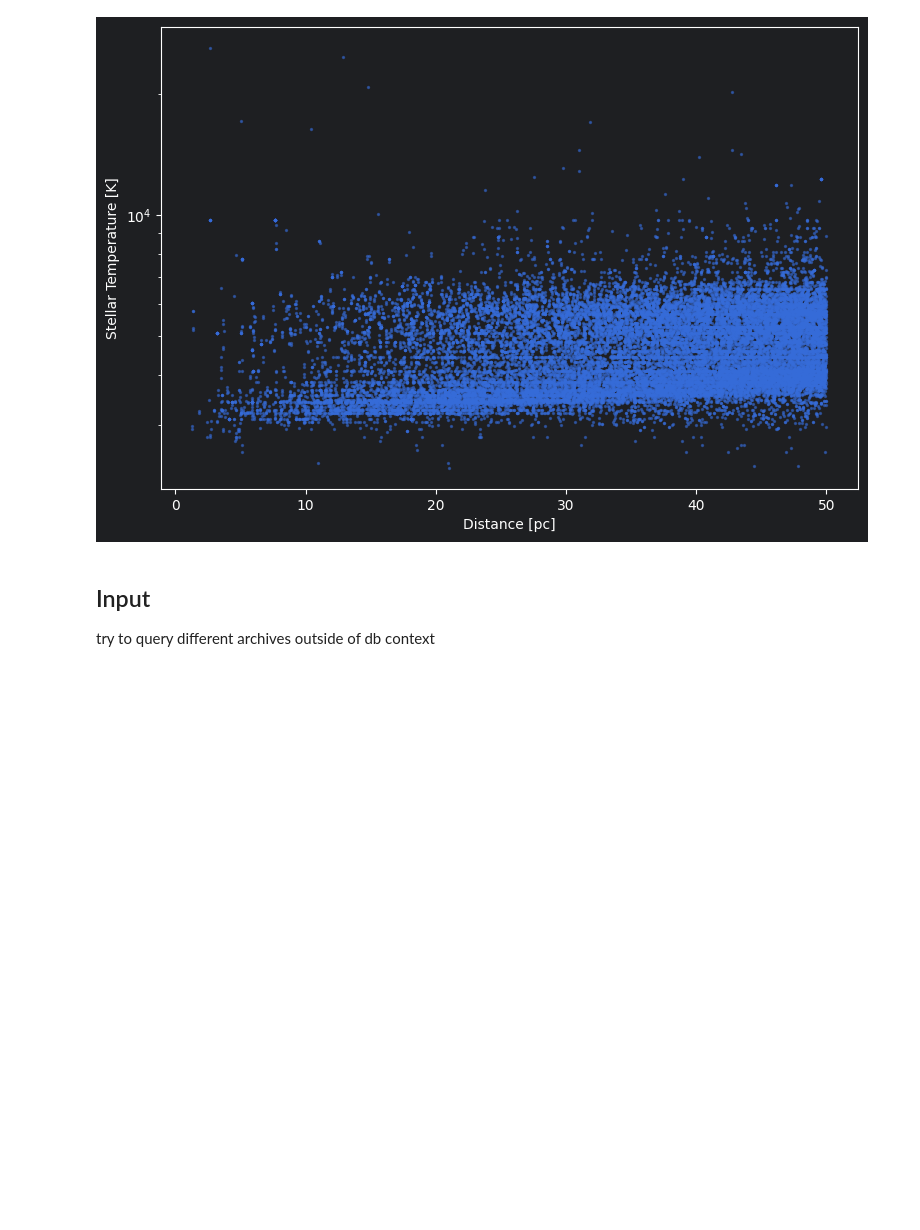
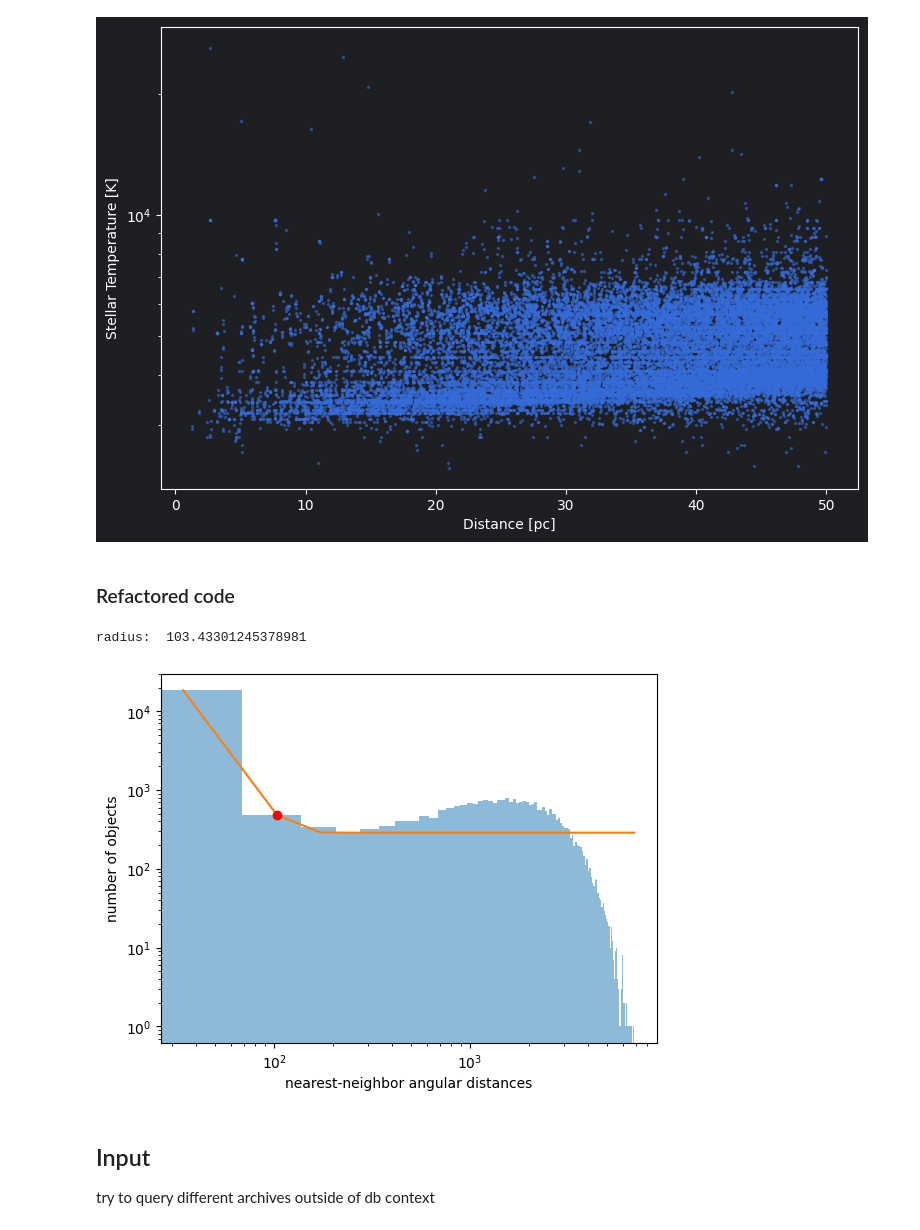
Before and after one commit to fmenti/life_td, a Jupyter notebook: data_generation/life_td_data_generation/NewProject.ipynb, the cells around one changed output. Drawn from its saved outputs; the diff is of its cells as text; code cells hidden in the pictures; blank space fills up the shorter version.

Commit message:
refactored and cleaned up merger code

```diff
--- a/data_generation/life_td_data_generation/NewProject.ipynb
+++ b/data_generation/life_td_data_generation/NewProject.ipynb
@@ -366,6 +369,14 @@ ax.set_ylabel(ylabel)
 plt.show()
 # %% [output]
 [figure]
+# %% [markdown]
+### Refactored code
+# %%
+from merger import hpic_merger
+catalog = hpic_merger()
+# %% [output]
+radius:  103.43301245378981
+[figure, added]
 # %% [markdown]
 ## Input
 try to query different archives outside of db context
```
Also changed, not shown: parts of 3 cells of this notebook, 1 other file.
